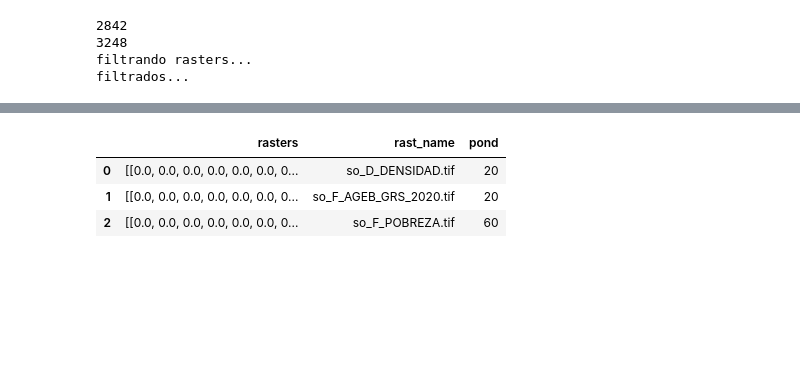
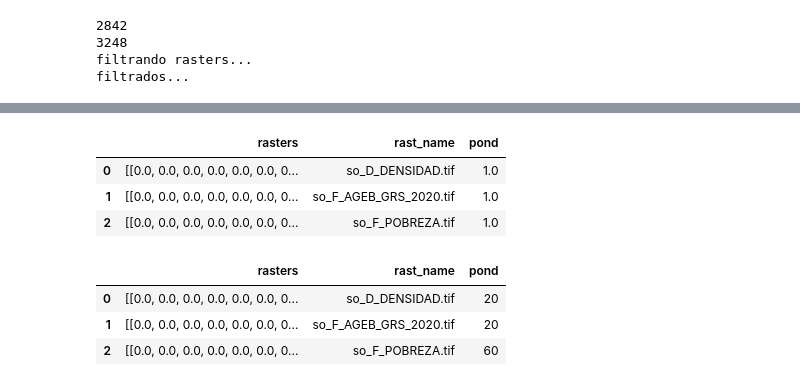
Before and after one commit to Ro-teodoro/https---github.com-implan-sig-vulnerabilidades, a Jupyter notebook: Modelo de vulnerabilidades.ipynb, the cells around one changed output, grey strips where cells are left out. Cells and saved outputs as stored; diff of their text form; code cells hidden in the pictures; blank space fills up the shorter version.

```diff
--- a/Modelo de vulnerabilidades.ipynb
+++ b/Modelo de vulnerabilidades.ipynb
@@ -253,3 +253,13 @@ frames[2]
+# %%
+for i in range(0,len(frames)):
+    frames[i]['pond'] = np.zeros(len(frames[i]),dtype=float) + int(1)
+# %%
+frames[2]
+# %% [output]
+|  | rasters | rast_name | pond |
+| 0 | [[0.0, 0.0, 0.0, 0.0, 0.0, 0.0, 0... | so_D_DENSIDAD.tif | 1.0 |
+| 1 | [[0.0, 0.0, 0.0, 0.0, 0.0, 0.0, 0... | so_F_AGEB_GRS_2020.tif | 1.0 |
+| 2 | [[0.0, 0.0, 0.0, 0.0, 0.0, 0.0, 0... | so_F_POBREZA.tif | 1.0 |
 # %%
 
 # generamos las ponderaciones y las agreegamos al dataframe
```
Also changed, not shown: parts of 2 cells of this notebook, 1 other file.
